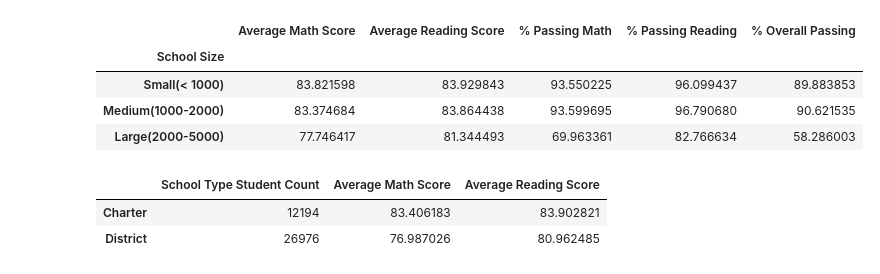
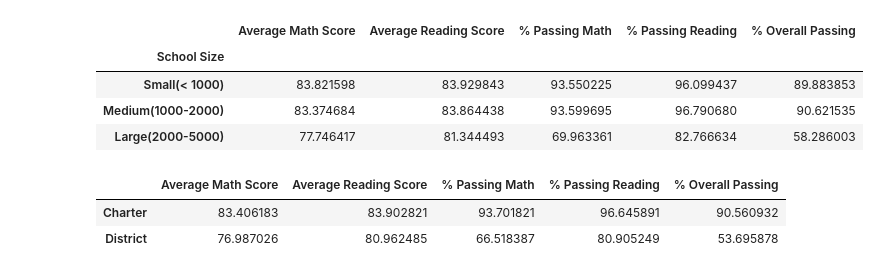
Before and after one commit to rchascall/pandas-challenge, a Jupyter notebook: PyCitySchools/PyCitySchools.ipynb, the cells around one changed output. Drawn from its saved outputs; the diff is of its cells as text; code cells hidden in the pictures.

```diff
--- a/PyCitySchools/PyCitySchools.ipynb
+++ b/PyCitySchools/PyCitySchools.ipynb
@@ -355,0 +109,3 @@ dtype: float64
+# %%
+overall_school_type_passing_reading_score = per_school_passing_reading.groupby(["type"]).count()["student_name"]
+#overall_school_type_passing_reading_score
@@ -355,0 +115,3 @@ dtype: float64
+# %%
+per_school_type_overall_passing_math = (overall_school_type_passing_math_score/school_type_student_count)*100
+#per_school_type_overall_passing_math
@@ -355,0 +121,3 @@ dtype: float64
+# %%
+per_school_type_overall_passing_reading = (overall_school_type_passing_reading_score/school_type_student_count)*100
+#per_school_type_overall_passing_reading
@@ -356,3 +130,6 @@ dtype: float64
+# %%
+overall_school_type_passing_pct = passing_overall_df.groupby(["type"]).count()["student_name"] / (school_type_student_count) *100
+#overall_school_type_passing_pct
 # %%
 # School Summary
 overall_school_summary_df = pd.DataFrame({"Total Students": per_school_total_students, "Total School Budget": per_school_budget,
@@ -628,11 +363,12 @@ scores_by_school_size_df
 # Scores by School Type
 # %%
 # School Type Summary
-overall_school_type_summary_df = pd.DataFrame({"School Type Student Count": school_type_student_count , "Average Math Score": school_type_avg_math, "Average Reading Score": school_type_avg_reading})
-                                #"% Passing Math": per_school_overall_passing_math, "% Passing Reading": per_school_overall_passing_reading,
-                                #"% Overall Passing": overall_passing_pct})
+overall_school_type_summary_df = pd.DataFrame({"Average Math Score": school_type_avg_math,
+                                "Average Reading Score": school_type_avg_reading, "% Passing Math": per_school_type_overall_passing_math,
+                                 "% Passing Reading": per_school_type_overall_passing_reading,"% Overall Passing": overall_school_type_passing_pct})
+
 overall_school_type_summary_df
 # %% [output]
-|  | School Type Student Count | Average Math Score | Average Reading Score |
-| Charter | 12194 | 83.406183 | 83.902821 |
-| District | 26976 | 76.987026 | 80.962485 |
+|  | Average Math Score | Average Reading Score | % Passing Math | % Passing Reading | % Overall Passing |
+| Charter | 83.406183 | 83.902821 | 93.701821 | 96.645891 | 90.560932 |
+| District | 76.987026 | 80.962485 | 66.518387 | 80.905249 | 53.695878 |
```
Also changed, not shown: parts of 40 cells of this notebook.
